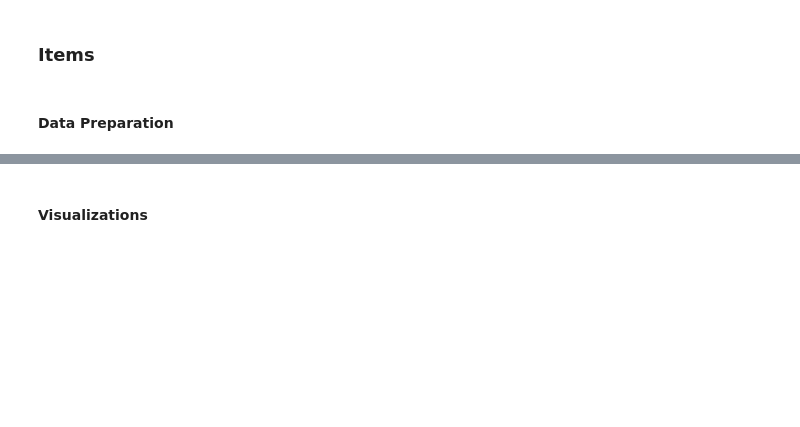
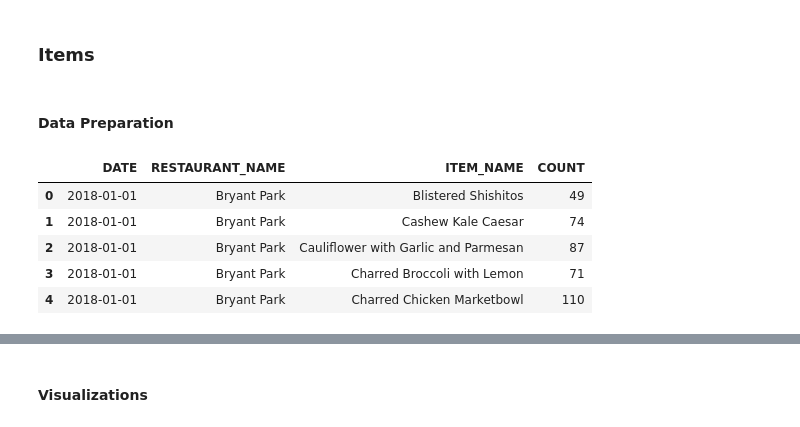
Before and after one commit to renan-peres/mfin-python-restaurant-data-analysis, a Jupyter notebook: restaurant-data-analysis.ipynb, the cells around one changed output, grey strips where cells are left out. Cells and saved outputs as stored; diff of their text form; code cells hidden in the pictures; blank space fills up the shorter version.

```diff
--- a/restaurant-data-analysis.ipynb
+++ b/restaurant-data-analysis.ipynb
@@ -686,11 +943,18 @@ plt.show()
 # %%
 orders_item_restaurant = (df_orders_norm
                           .groupby(['DATE', 'RESTAURANT_NAME', 'ITEM_NAME'])['ORDER_ID']
                           .count()
                           .reset_index()
                           .rename(columns={'ORDER_ID': 'COUNT'}))
 
-orders_item_restaurant
+orders_item_restaurant.head()
+# %% [output]
+|  | DATE | RESTAURANT_NAME | ITEM_NAME | COUNT |
+| 0 | 2018-01-01 | Bryant Park | Blistered Shishitos | 49 |
+| 1 | 2018-01-01 | Bryant Park | Cashew Kale Caesar | 74 |
+| 2 | 2018-01-01 | Bryant Park | Cauliflower with Garlic and Parmesan | 87 |
+| 3 | 2018-01-01 | Bryant Park | Charred Broccoli with Lemon | 71 |
+| 4 | 2018-01-01 | Bryant Park | Charred Chicken Marketbowl | 110 |
 # %%
 monthly_item_restaurant = (orders_item_restaurant
     .assign(MONTH_NAME=pd.to_datetime(orders_item_restaurant['DATE']).dt.strftime('%B'))
```
Also changed, not shown: parts of 53 cells of this notebook.
